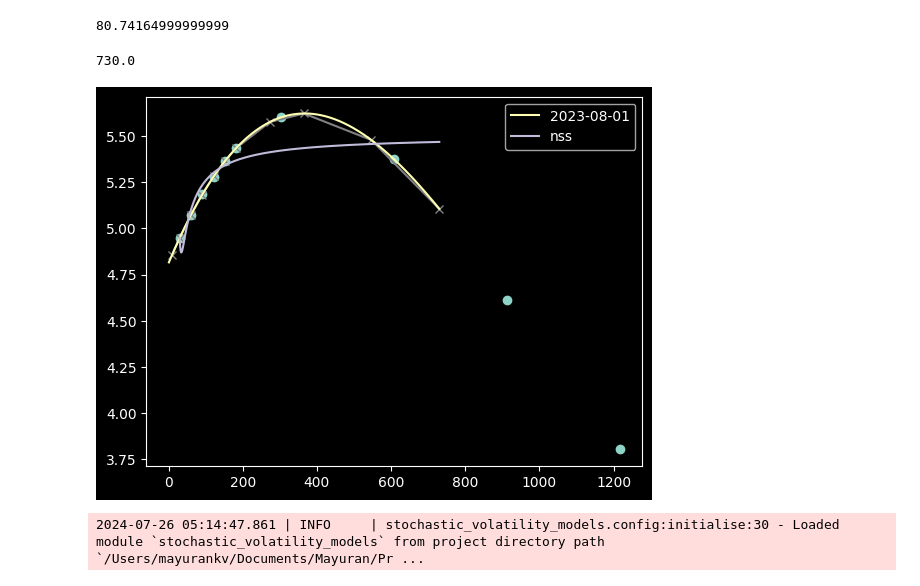
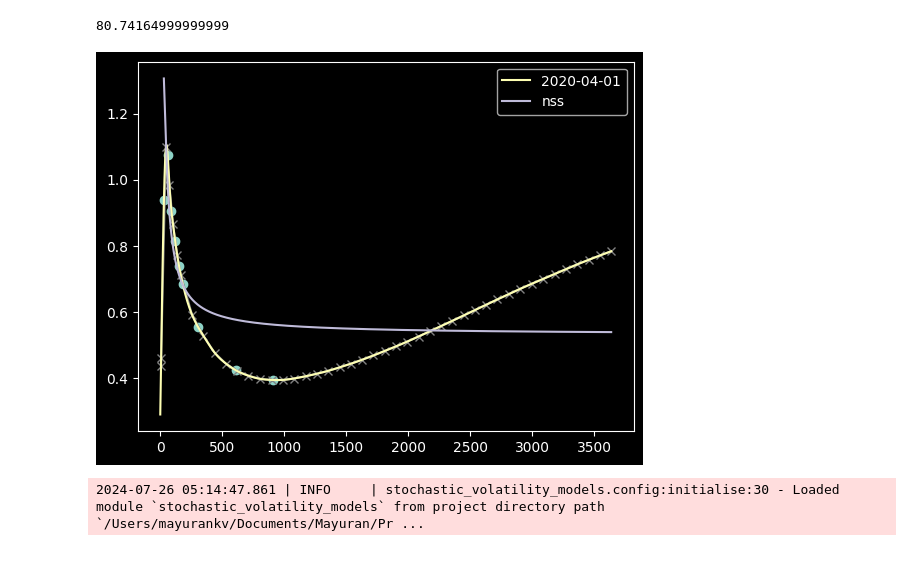
Before and after one commit to mayurankv/msc-statistics-dissertation, a Jupyter notebook: Project/notebooks/data_test.ipynb, the cells around one changed output. Cells and saved outputs as stored; diff of their text form; code cells hidden in the pictures.

```diff
--- a/Project/notebooks/data_test.ipynb
+++ b/Project/notebooks/data_test.ipynb
@@ -85,24 +84,10 @@ def plot_fit_curve(date: str, expiries=np.array([])):
 	plt.plot(t, cs(t), label=f"{date}")
 	plt.plot(t2, curve(t2), label="nss")
 	plt.legend()
-# %%
-# plot_fit_curve("2022-08-01")
-# # plot_fit_curve("2022-09-01")
-# plot_fit_curve("2022-10-03")
-# # plot_fit_curve("2022-11-01")
-# plot_fit_curve("2022-12-01")
-# # plot_fit_curve("2023-01-03")
-# plot_fit_curve("2023-02-01")
-# # plot_fit_curve("2023-03-01")
-# plot_fit_curve("2023-04-03")
-# # plot_fit_curve("2023-05-01")
-# plot_fit_curve("2023-06-01")
-# plot_fit_curve("2023-07-03")
-plot_fit_curve("2023-08-01", np.array([1, 2, 3, 4, 5, 6, 10, 20, 30, 40]) / 12)
-plt.show()
-# %% [output]
-730.0
-[figure, removed]
+# %%
+plot_fit_curve("2020-04-01", np.array([1, 2, 3, 4, 5, 6, 10, 20, 30]) / 12)
+# %% [output]
+[figure, added]
 # %%
 from stochastic_volatility_models.src.data.rates import get_risk_free_interest_rate
 import numpy as np
```
Also changed, not shown: parts of 1 cell of this notebook.
